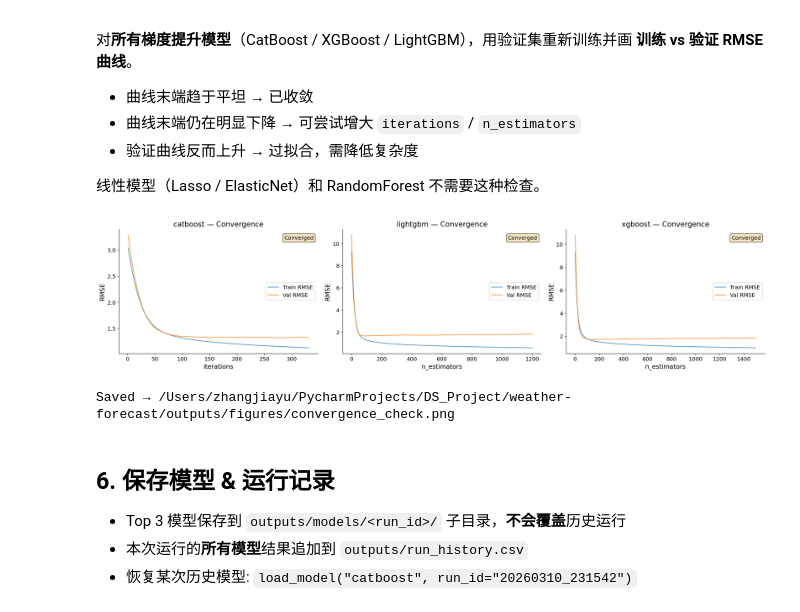
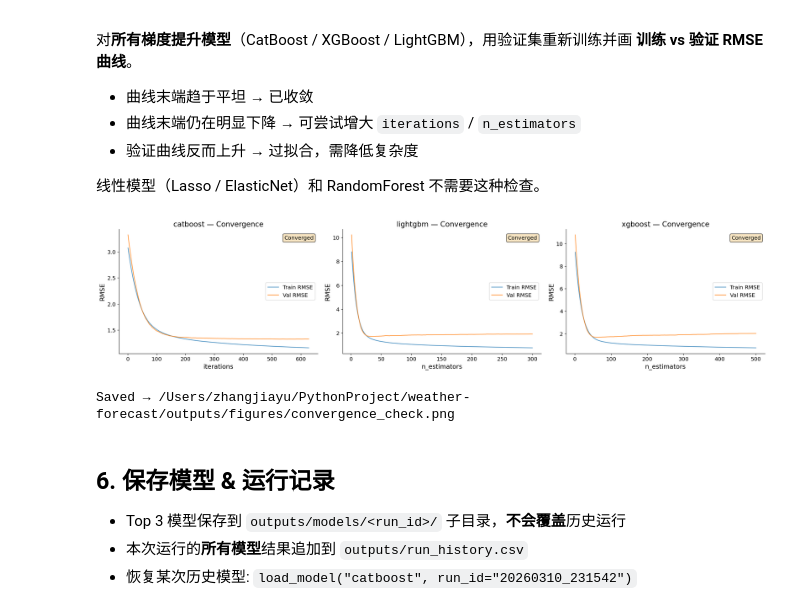
Before and after one commit to zhang-dot-dev/weather-forecast, a Jupyter notebook: notebooks/03_modeling.ipynb, the cells around one changed output. Saved outputs shown, nothing was run; the diff lists cells and outputs as text; code cells hidden in the pictures.

Commit message:
Update Model Selection Strategy

```diff
--- a/notebooks/03_modeling.ipynb
+++ b/notebooks/03_modeling.ipynb
@@ -177,10 +260,16 @@ test_rows = []
 predictions = {}
 
 for name, pipe in tuned_pipelines.items():
-    pipe.fit(X_train, y_train)
-    y_pred = pipe.predict(X_test)
-    rmse = np.sqrt(mean_squared_error(y_test, y_pred))
-    r2 = r2_score(y_test, y_pred)
+
+    if name == 'xgboost':
+        pipe.set_params(model__early_stopping_rounds=None)
+
+    pipe.fit(X_train.values, y_train.values)
+    y_pred = pipe.predict(X_test.values)
+
+    rmse = np.sqrt(mean_squared_error(y_test.values, y_pred))
+    r2 = r2_score(y_test.values, y_pred)
+
     test_rows.append({
         'Model': name,
         'Test RMSE': round(rmse, 4),
@@ -255,10 +344,11 @@ else:
 
         if name == 'catboost':
             from catboost import CatBoostRegressor
-            n_rounds = params.get('iterations', 500)
+            cb_params = {k.replace('model__', ''): v for k, v in best_params.items()
+                         if k.startswith('model__')}
+            n_rounds = cb_params.pop('iterations', params.get('iterations', 500))
             model = CatBoostRegressor(
-                **{k.replace('model__', ''): v for k, v in best_params.items()
-                   if k.startswith('model__')},
+                **cb_params,
                 iterations=n_rounds, verbose=0, random_seed=42,
                 eval_metric='RMSE',
             )
@@ -302,39 +392,38 @@ else:
             )
             model.fit(X_tr_sc, y_train,
                       eval_set=[(X_tr_sc, y_train), (X_te_sc, y_test)],
+                      eval_names=['train', 'valid'],
                       eval_metric='rmse')
-            train_rmse = [x[1] for x in model.evals_result_['training']['rmse']] \
-                if isinstance(model.evals_result_['training']['rmse'][0], tuple) \
-                else model.evals_result_['training']['rmse']
-            val_rmse = model.evals_result_['valid_1']['rmse']
+            train_rmse = model.evals_result_['train']['rmse']
+            val_rmse = model.evals_result_['valid']['rmse']
 
         iters = range(1, len(train_rmse) + 1)
         ax.plot(iters, train_rmse, label='Train RMSE', linewidth=1.5, alpha=0.8)
         ax.plot(iters, val_rmse, label='Val RMSE', linewidth=1.5, alpha=0.8)
         ax.set_xlabel(boosting_models[name])
         ax.set_ylabel('RMSE')
         ax.set_title(f'{name} — Convergence')
         ax.legend()
 
         last_5_val = val_rmse[-5:]
         delta = last_5_val[0] - last_5_val[-1]
         if delta < 0.001:
             verdict = "Converged"
         elif delta < 0.01:
             verdict = "Near converged"
         else:
             verdict = "Not converged"
         ax.text(0.98, 0.95, verdict, transform=ax.transAxes,
                 ha='right', va='top', fontsize=12,
                 bbox=dict(boxstyle='round,pad=0.3', facecolor='wheat', alpha=0.8))
 
     plt.tight_layout()
     plt.savefig(FIG_DIR / 'convergence_check.png', bbox_inches='tight', dpi=150)
     plt.show()
     print(f"Saved → {FIG_DIR / 'convergence_check.png'}")
 # %% [output]
-[figure, old version]
+[figure, new version]
-Saved → /Users/zhangjiayu/PycharmProjects/DS_Project/weather-forecast/outputs/figures/convergence_check.png
+Saved → /Users/zhangjiayu/PythonProject/weather-forecast/outputs/figures/convergence_check.png
 # %% [markdown]
 ## 6. 保存模型 & 运行记录
 
```
Also changed, not shown: parts of 15 cells of this notebook, 18 other files.
